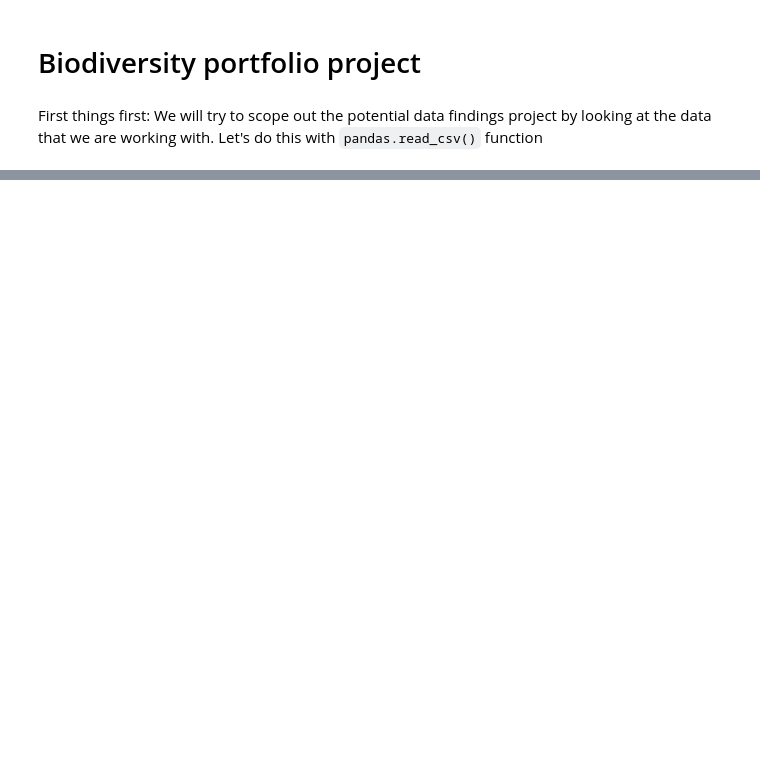
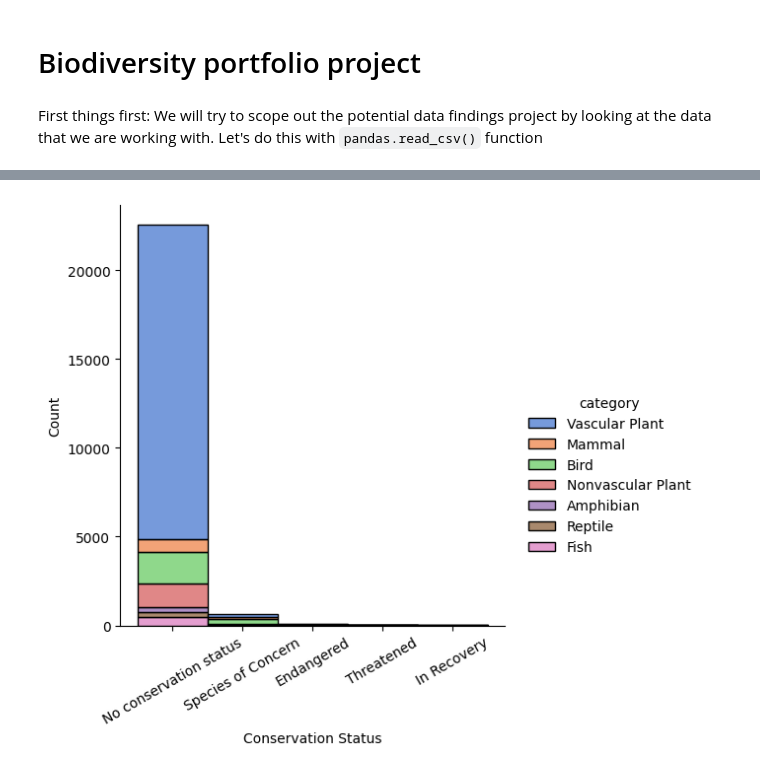
Before and after one commit to lampnis/biodiversity, a Jupyter notebook: biodiversity.ipynb, the cells around one changed output, grey strips where cells are left out. Drawn from its saved outputs; the diff is of its cells as text; code cells hidden in the pictures; blank space fills up the shorter version.

```diff
--- a/biodiversity.ipynb
+++ b/biodiversity.ipynb
@@ -35,0 +68,26 @@ print(species.head())
+# %%
+def find_category(all_species, observed_species):
+    # if scientific_name in list(species.scientific_name):
+    #     return species[species['scientific_name'] == scientific_name]['category'][0]
+    # else:
+    #     return 'Unknown'
+
+    observed_species_scientific_names = []
+    observed_species_category_names = []
+    observed_species_conservation_statuses = []
+    for _, line_observed in observed_species.iterrows():
+        line_dict_observed = dict(line_observed)
+        species_scientific_name = line_dict_observed['scientific_name']
+        observed_species_scientific_names.append(species_scientific_name)
+        observed_species_category_names.append(species[species['scientific_name'] == species_scientific_name]['category'])
+        observed_species_conservation_statuses.append(species[species['scientific_name'] == species_scientific_name]['conservation_status'])
+
+
+
+    return observed_species_category_names, observed_species_conservation_statuses
+
+
+
+all_categories_non_unique = find_category(species, observations)
+print(all_categories_non_unique)
+print(len(observations))
@@ -35,0 +112,7 @@ print(species.head())
+# %%
+categories_strings = [s.iloc[0] for s in all_categories_non_unique[0]]
+conservation_statuses_strings = [s.iloc[0] for s in all_categories_non_unique[1]]
+observations['category'] = categories_strings
+observations['conservation_status'] = conservation_statuses_strings
+observations['conservation_status'] = observations['conservation_status'].fillna('No conservation status')
+observations.head()
@@ -35,0 +143,8 @@ print(species.head())
+# %%
+sns.displot(data=observations, x='conservation_status', hue='category', multiple='stack', palette='muted')
+plt.xlabel('Conservation Status')
+plt.ylabel('Count')
+plt.xticks(rotation=30)
+plt.show()
+# %% [output]
+[figure, added]
```
Also changed, not shown: parts of 15 cells of this notebook.
